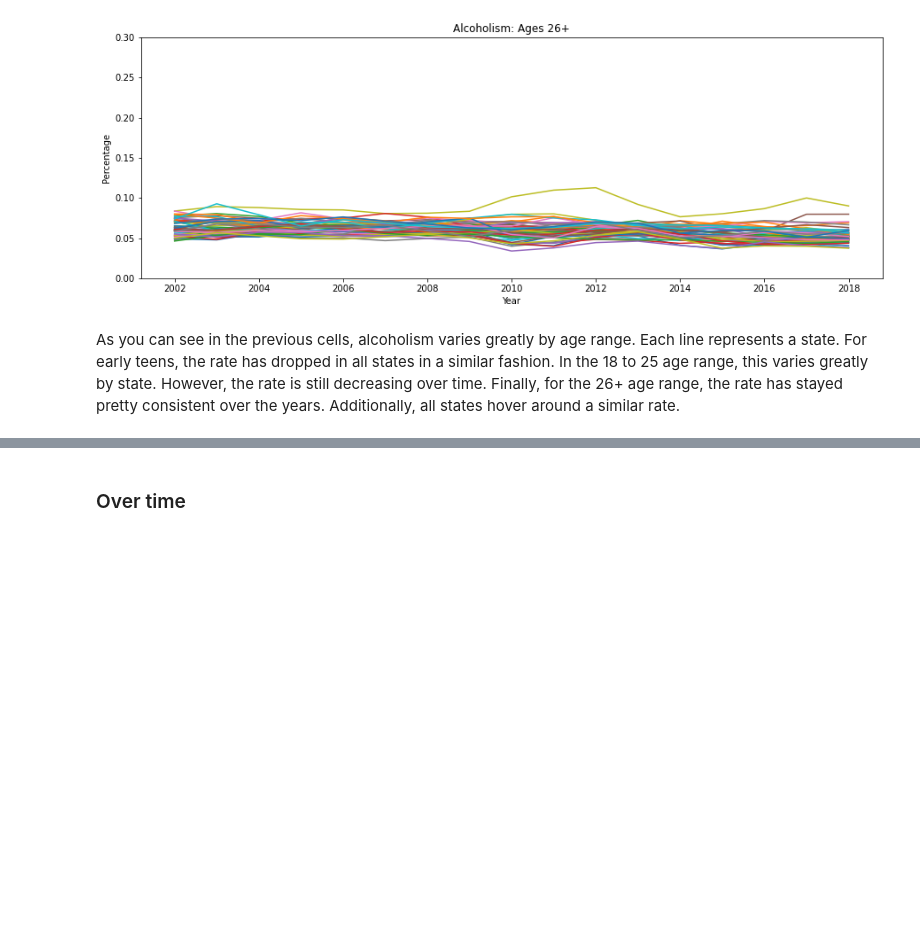
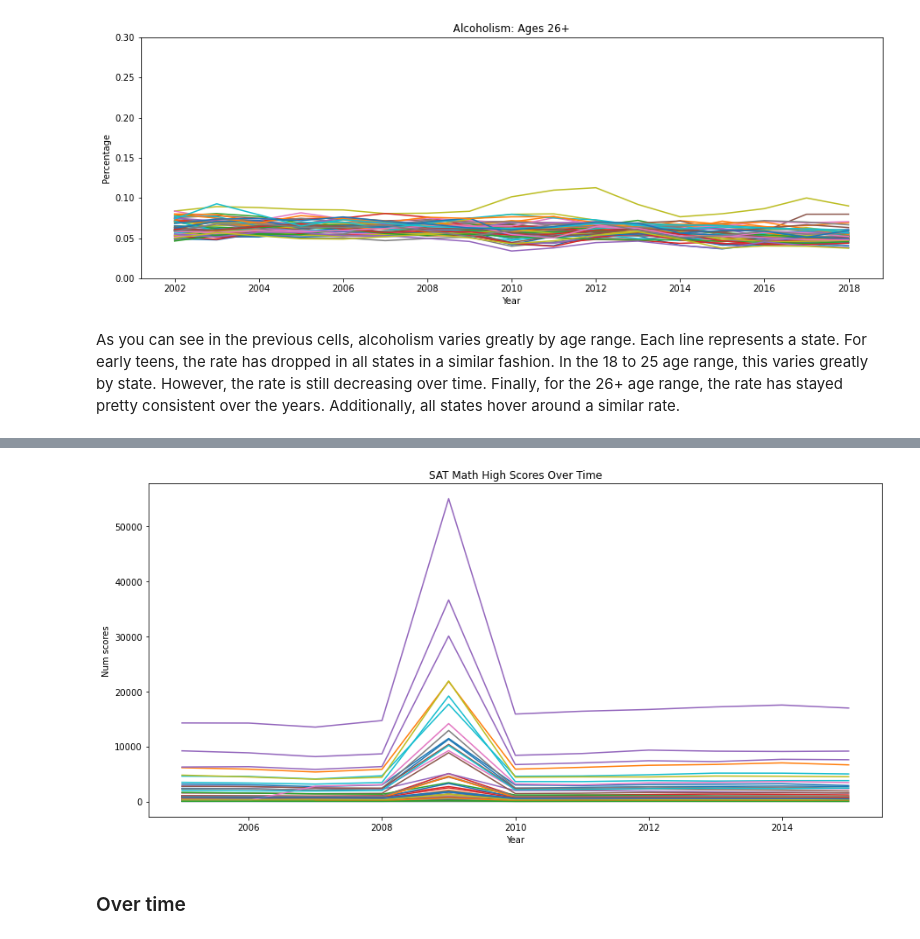
Before and after one commit to jlicht27/jlicht27.github.io, a Jupyter notebook: drugs.ipynb, the cells around one changed output, grey strips where cells are left out. Drawn from its saved outputs; the diff is of its cells as text; code cells hidden in the pictures; blank space fills up the shorter version.

```diff
--- a/drugs.ipynb
+++ b/drugs.ipynb
@@ -123,3 +141,8 @@ As you can see in the previous cells, alcoholism varies greatly by age range. Ea
+# %%
+sat.set_index("Year").groupby("State.Code")["Score Ranges.Between 700 to 800.Math.Total"].plot.line(
+    ylabel="Num scores", title="SAT Math High Scores Over Time", figsize=(15,7));
+# %% [output]
+[figure, added]
 # %% [markdown]
 ### Over time
 # %% [markdown]
```
Also changed, not shown: parts of 5 cells of this notebook.
